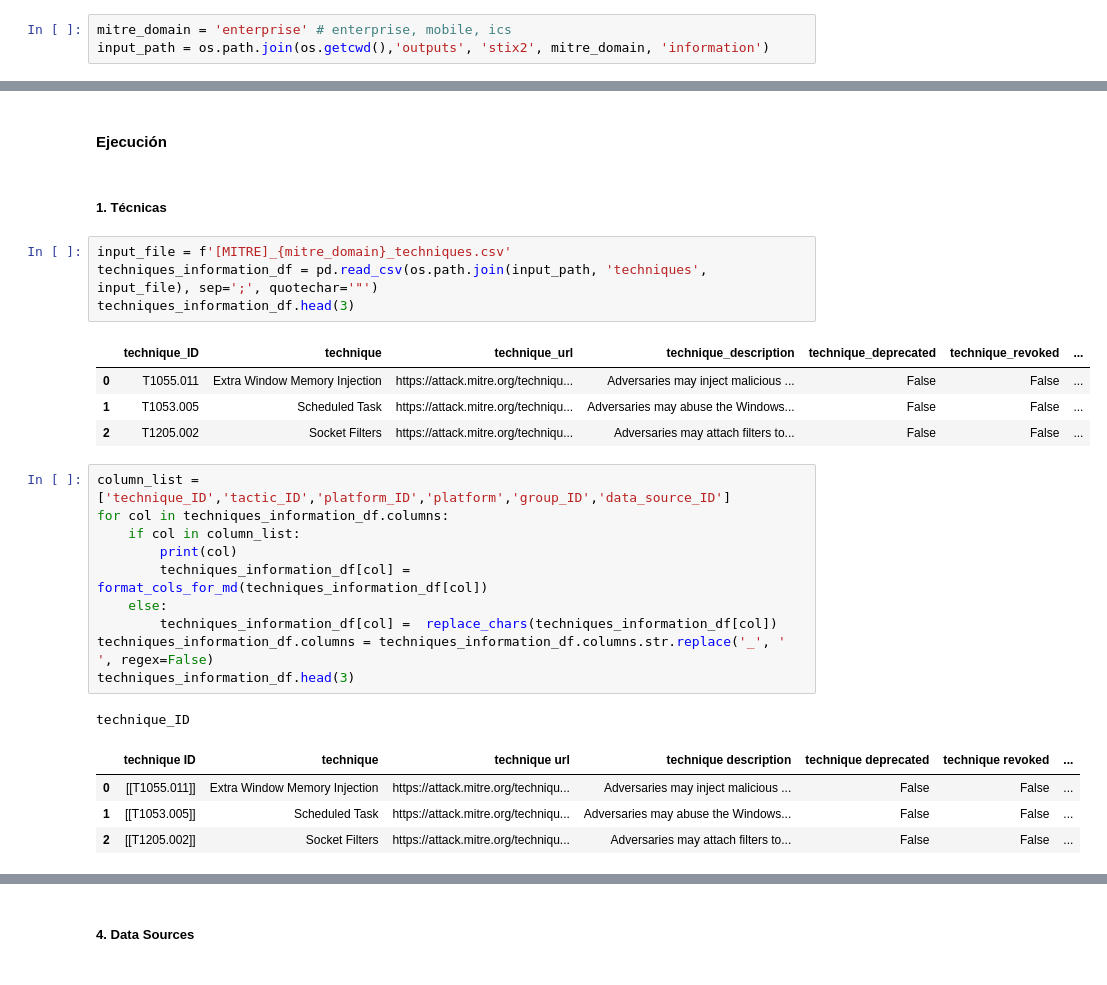
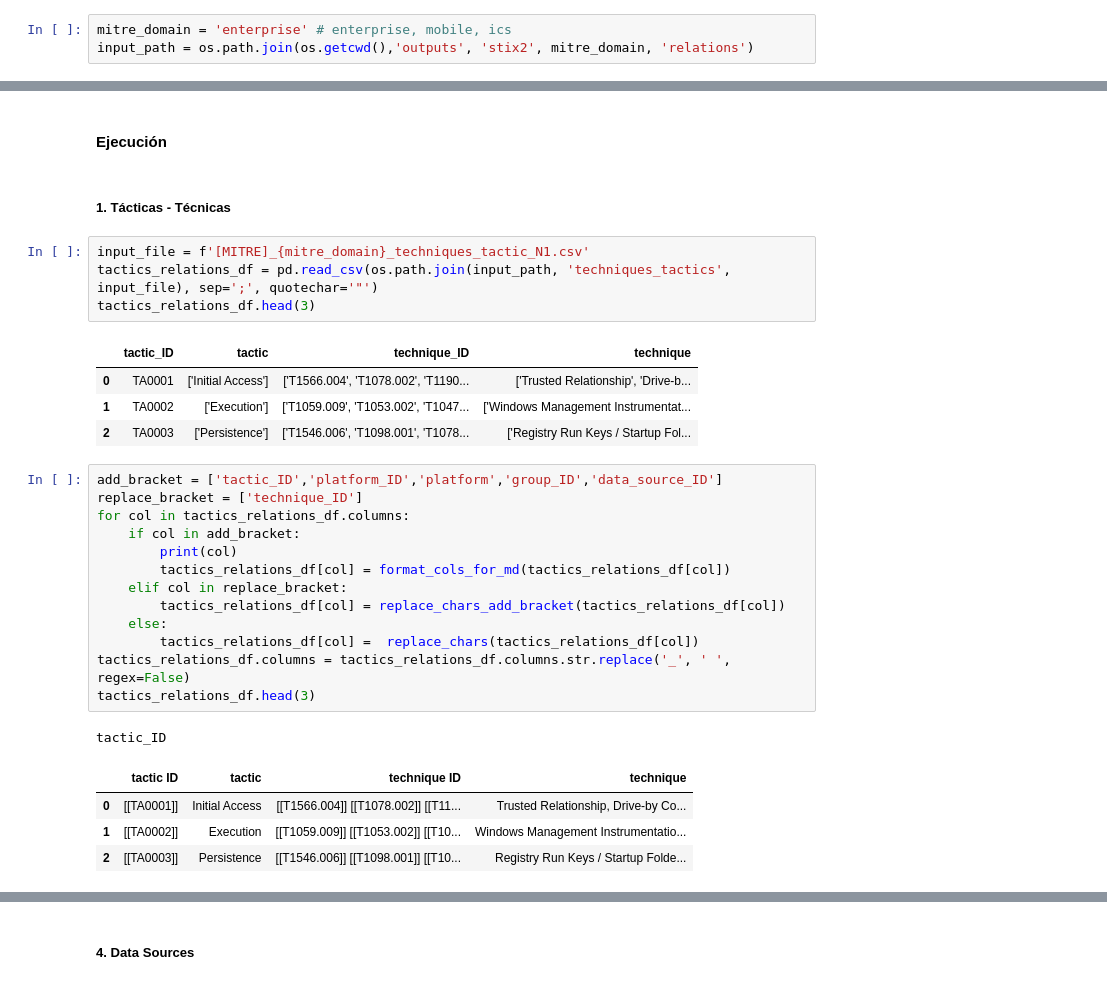
Before and after one commit to cyberauditor-framework/Mitre-Detections-Rules-Framework, a Jupyter notebook: mitre_relationships/create_md_relations_files.ipynb, the cells around one changed output, grey strips where cells are left out. Drawn from its saved outputs; the diff is of its cells as text.

```diff
--- a/mitre_relationships/create_md_relations_files.ipynb
+++ b/mitre_relationships/create_md_relations_files.ipynb
@@ -25,7 +26,7 @@ from stix2 import Filter, MemoryStore
 #### **Parámetros**
 # %%
 mitre_domain = 'enterprise' # enterprise, mobile, ics
-input_path = os.path.join(os.getcwd(),'outputs', 'stix2', mitre_domain, 'information')
+input_path = os.path.join(os.getcwd(),'outputs', 'stix2', mitre_domain, 'relations')
 # %%
 output_folder = os.path.join(os.getcwd(),'outputs')
 output_folder
@@ -239,29 +64,32 @@ def generate_software_information_md(df, base_folder, mitre_property, mitre_doma
 # %% [markdown]
 #### **Ejecución**
 # %% [markdown]
-##### **1. Técnicas**
+##### **1. Tácticas - Técnicas**
 # %%
-input_file = f'[MITRE]_{mitre_domain}_techniques.csv'
-techniques_information_df = pd.read_csv(os.path.join(input_path, 'techniques', input_file), sep=';', quotechar='"')
-techniques_information_df.head(3)
+input_file = f'[MITRE]_{mitre_domain}_techniques_tactic_N1.csv'
+tactics_relations_df = pd.read_csv(os.path.join(input_path, 'techniques_tactics', input_file), sep=';', quotechar='"')
+tactics_relations_df.head(3)
 # %% [output]
-|  | technique_ID | technique | technique_url | technique_description | technique_deprecated | technique_revoked | ... |
-| 0 | T1055.011 | Extra Window Memory Injection | https://attack.mitre.org/techniqu... | Adversaries may inject malicious ... | False | False | ... |
-| 1 | T1053.005 | Scheduled Task | https://attack.mitre.org/techniqu... | Adversaries may abuse the Windows... | False | False | ... |
-| 2 | T1205.002 | Socket Filters | https://attack.mitre.org/techniqu... | Adversaries may attach filters to... | False | False | ... |
+|  | tactic_ID | tactic | technique_ID | technique |
+| 0 | TA0001 | ['Initial Access'] | ['T1566.004', 'T1078.002', 'T1190... | ['Trusted Relationship', 'Drive-b... |
+| 1 | TA0002 | ['Execution'] | ['T1059.009', 'T1053.002', 'T1047... | ['Windows Management Instrumentat... |
+| 2 | TA0003 | ['Persistence'] | ['T1546.006', 'T1098.001', 'T1078... | ['Registry Run Keys / Startup Fol... |
 # %%
-column_list = ['technique_ID','tactic_ID','platform_ID','platform','group_ID','data_source_ID']
-for col in techniques_information_df.columns:
-    if col in column_list:
+add_bracket = ['tactic_ID','platform_ID','platform','group_ID','data_source_ID']
+replace_bracket = ['technique_ID']
+for col in tactics_relations_df.columns:
+    if col in add_bracket:
         print(col)
-        techniques_information_df[col] = format_cols_for_md(techniques_information_df[col])
+        tactics_relations_df[col] = format_cols_for_md(tactics_relations_df[col])
+    elif col in replace_bracket:
+        tactics_relations_df[col] = replace_chars_add_bracket(tactics_relations_df[col])
     else:
-        techniques_information_df[col] =  replace_chars(techniques_information_df[col])
-techniques_information_df.columns = techniques_information_df.columns.str.replace('_', ' ', regex=False)
-techniques_information_df.head(3)
+        tactics_relations_df[col] =  replace_chars(tactics_relations_df[col])
+tactics_relations_df.columns = tactics_relations_df.columns.str.replace('_', ' ', regex=False)
+tactics_relations_df.head(3)
 # %% [output]
-technique_ID
+tactic_ID
-|  | technique ID | technique | technique url | technique description | technique deprecated | technique revoked | ... |
-| 0 | [[T1055.011]] | Extra Window Memory Injection | https://attack.mitre.org/techniqu... | Adversaries may inject malicious ... | False | False | ... |
-| 1 | [[T1053.005]] | Scheduled Task | https://attack.mitre.org/techniqu... | Adversaries may abuse the Windows... | False | False | ... |
-| 2 | [[T1205.002]] | Socket Filters | https://attack.mitre.org/techniqu... | Adversaries may attach filters to... | False | False | ... |
+|  | tactic ID | tactic | technique ID | technique |
+| 0 | [[TA0001]] | Initial Access | [[T1566.004]] [[T1078.002]] [[T11... | Trusted Relationship, Drive-by Co... |
+| 1 | [[TA0002]] | Execution | [[T1059.009]] [[T1053.002]] [[T10... | Windows Management Instrumentatio... |
+| 2 | [[TA0003]] | Persistence | [[T1546.006]] [[T1098.001]] [[T10... | Registry Run Keys / Startup Folde... |
```
Also changed, not shown: parts of 33 cells of this notebook.
